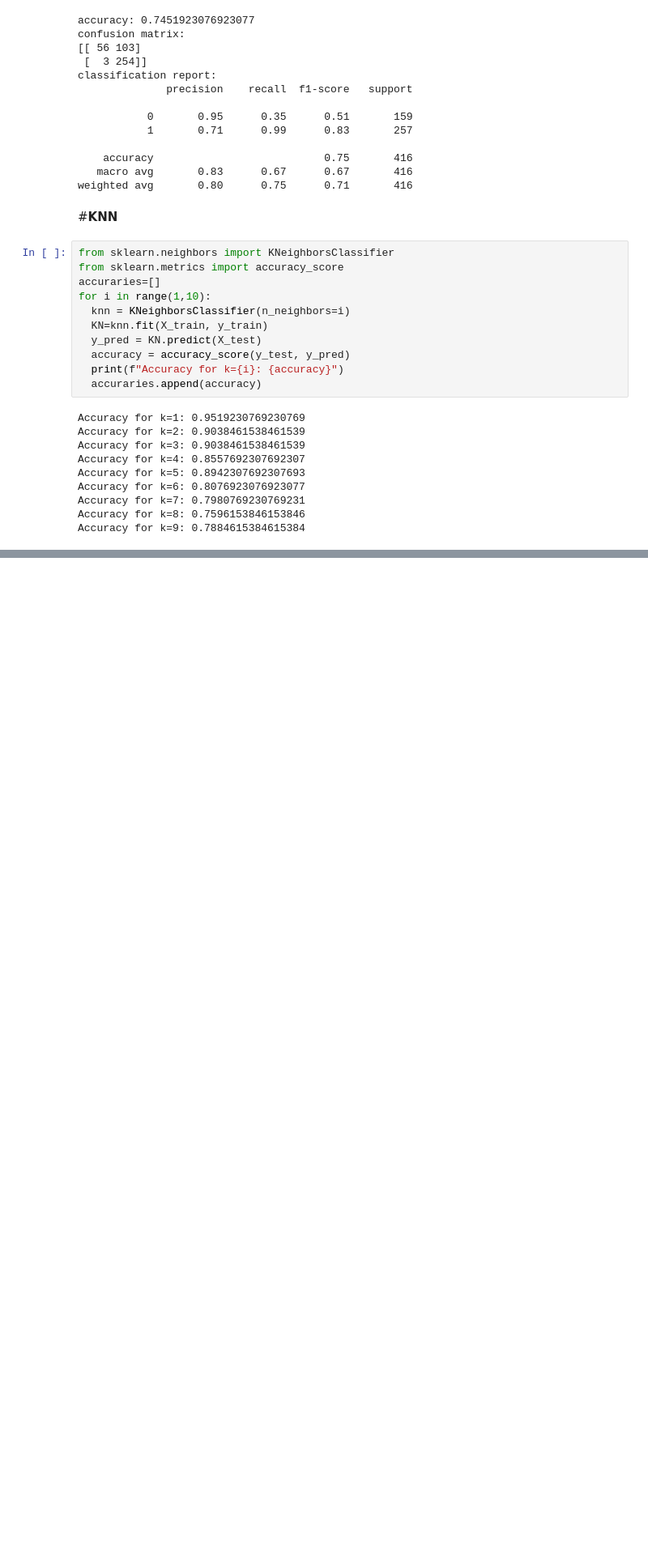
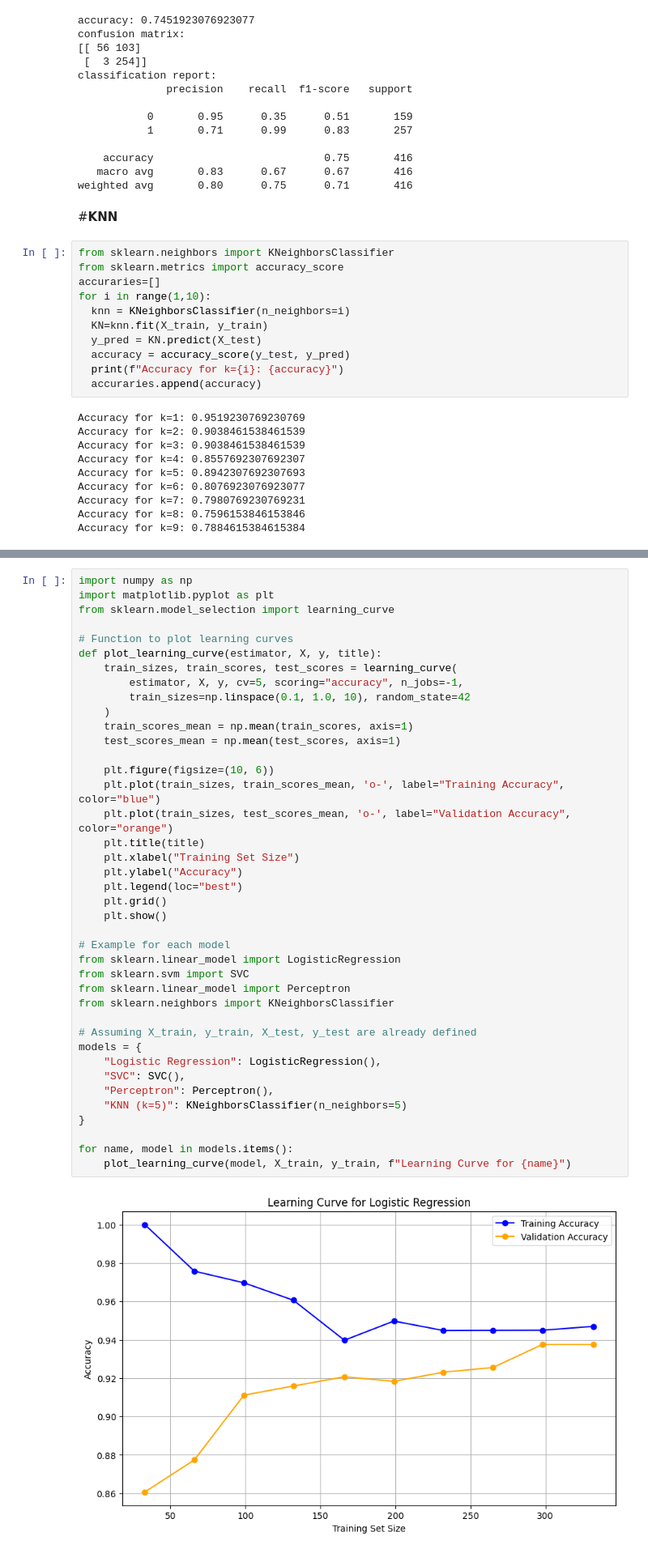
Before and after one commit to R46a/STML-2303A52277, a Jupyter notebook: stml_project(2303A52277).ipynb, the cells around one changed output, grey strips where cells are left out. Shown at 81% size. Drawn from its saved outputs; the diff is of its cells as text; blank space fills up the shorter version.

```diff
--- a/stml_project(2303A52277).ipynb
+++ b/stml_project(2303A52277).ipynb
@@ -251,0 +254,42 @@ Accuracy for k=9: 0.7884615384615384
+# %%
+import numpy as np
+import matplotlib.pyplot as plt
+from sklearn.model_selection import learning_curve
+
+# Function to plot learning curves
+def plot_learning_curve(estimator, X, y, title):
+    train_sizes, train_scores, test_scores = learning_curve(
+        estimator, X, y, cv=5, scoring="accuracy", n_jobs=-1,
+        train_sizes=np.linspace(0.1, 1.0, 10), random_state=42
+    )
+    train_scores_mean = np.mean(train_scores, axis=1)
+    test_scores_mean = np.mean(test_scores, axis=1)
+
+    plt.figure(figsize=(10, 6))
+    plt.plot(train_sizes, train_scores_mean, 'o-', label="Training Accuracy", color="blue")
+    plt.plot(train_sizes, test_scores_mean, 'o-', label="Validation Accuracy", color="orange")
+    plt.title(title)
+    plt.xlabel("Training Set Size")
+    plt.ylabel("Accuracy")
+    plt.legend(loc="best")
+    plt.grid()
+    plt.show()
+
+# Example for each model
+from sklearn.linear_model import LogisticRegression
+from sklearn.svm import SVC
+from sklearn.linear_model import Perceptron
+from sklearn.neighbors import KNeighborsClassifier
+
+# Assuming X_train, y_train, X_test, y_test are already defined
+models = {
+    "Logistic Regression": LogisticRegression(),
+    "SVC": SVC(),
+    "Perceptron": Perceptron(),
+    "KNN (k=5)": KNeighborsClassifier(n_neighbors=5)
+}
+
+for name, model in models.items():
+    plot_learning_curve(model, X_train, y_train, f"Learning Curve for {name}")
+# %% [output]
+[figure, added]
```
Also changed, not shown: parts of 2 cells of this notebook.
